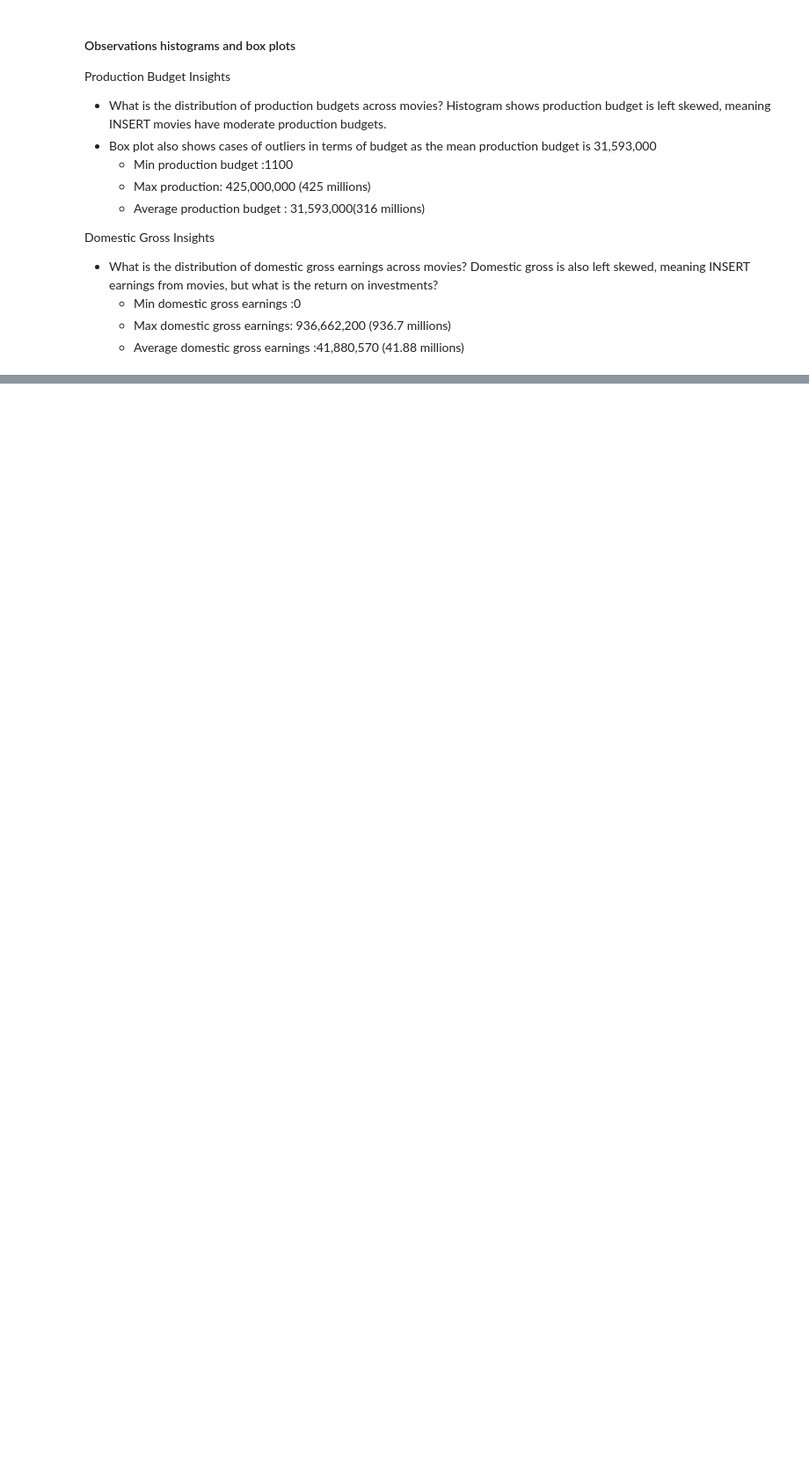
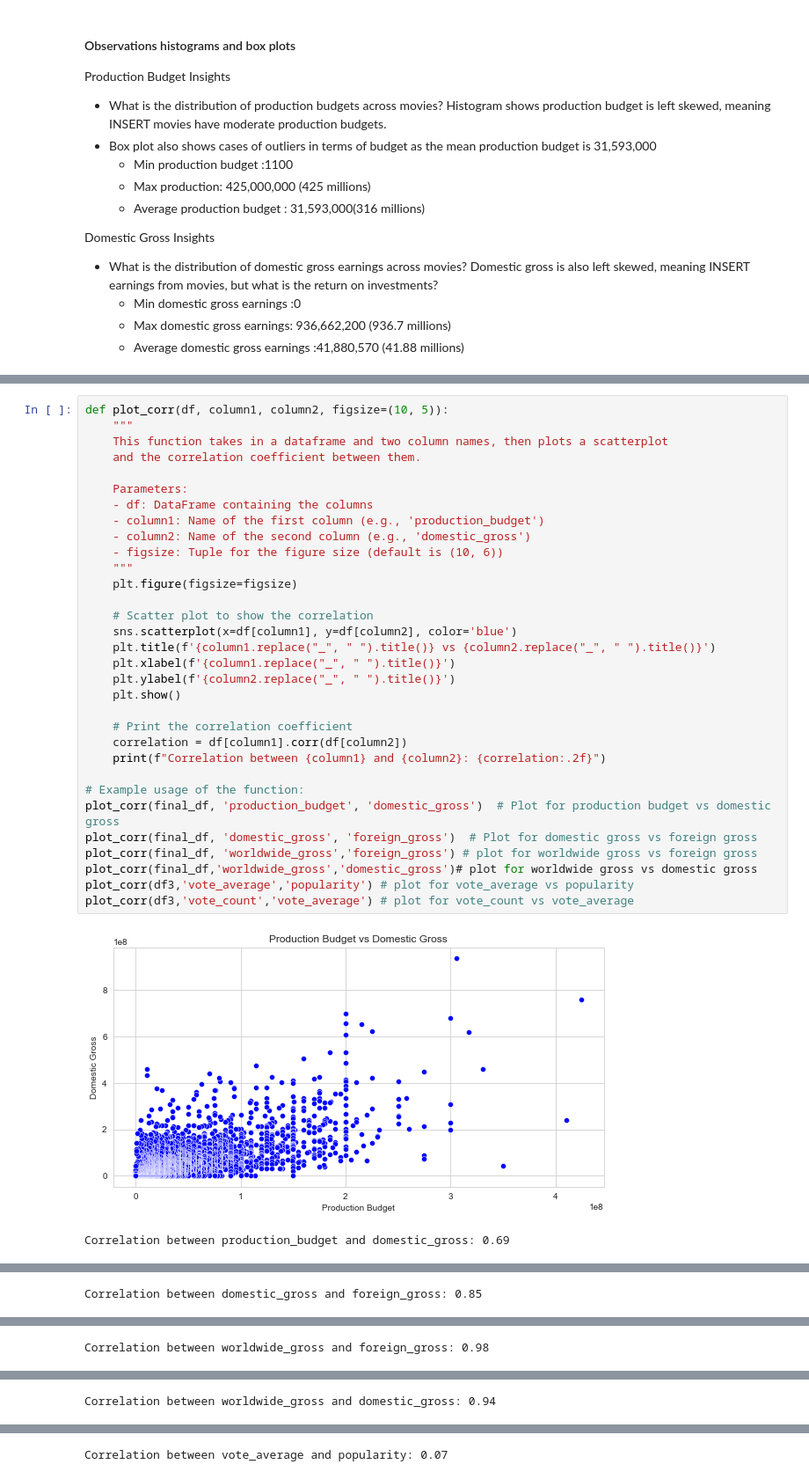
Before and after one commit to Otim135/group3-phase2-project, a Jupyter notebook: ipynbs/Ketty.ipynb, the cells around one changed output, grey strips where cells are left out. Shown at 88% size. Saved outputs shown, nothing was run; the diff lists cells and outputs as text; blank space fills up the shorter version.

```diff
--- a/ipynbs/Ketty.ipynb
+++ b/ipynbs/Ketty.ipynb
@@ -541,0 +544,35 @@ Domestic gross is also left skewed, meaning INSERT earnings from movies, but wha
+# %%
+def plot_corr(df, column1, column2, figsize=(10, 5)):
+    """
+    This function takes in a dataframe and two column names, then plots a scatterplot
+    and the correlation coefficient between them.
+
+    Parameters:
+    - df: DataFrame containing the columns
+    - column1: Name of the first column (e.g., 'production_budget')
+    - column2: Name of the second column (e.g., 'domestic_gross')
+    - figsize: Tuple for the figure size (default is (10, 6))
+    """
+    plt.figure(figsize=figsize)
+
+    # Scatter plot to show the correlation
+    sns.scatterplot(x=df[column1], y=df[column2], color='blue')
+    plt.title(f'{column1.replace("_", " ").title()} vs {column2.replace("_", " ").title()}')
+    plt.xlabel(f'{column1.replace("_", " ").title()}')
+    plt.ylabel(f'{column2.replace("_", " ").title()}')
+    plt.show()
+
+    # Print the correlation coefficient
+    correlation = df[column1].corr(df[column2])
+    print(f"Correlation between {column1} and {column2}: {correlation:.2f}")
+
+# Example usage of the function:
+plot_corr(final_df, 'production_budget', 'domestic_gross')  # Plot for production budget vs domestic gross
+plot_corr(final_df, 'domestic_gross', 'foreign_gross')  # Plot for domestic gross vs foreign gross
+plot_corr(final_df, 'worldwide_gross','foreign_gross') # plot for worldwide gross vs foreign gross
+plot_corr(final_df,'worldwide_gross','domestic_gross')# plot for worldwide gross vs domestic gross
+plot_corr(df3,'vote_average','popularity') # plot for vote_average vs popularity
+plot_corr(df3,'vote_count','vote_average') # plot for vote_count vs vote_average
+# %% [output]
+[figure, added]
+Correlation between production_budget and domestic_gross: 0.69
@@ -541,0 +580 @@ Domestic gross is also left skewed, meaning INSERT earnings from movies, but wha
+Correlation between domestic_gross and foreign_gross: 0.85
@@ -541,0 +582 @@ Domestic gross is also left skewed, meaning INSERT earnings from movies, but wha
+Correlation between worldwide_gross and foreign_gross: 0.98
@@ -541,0 +584 @@ Domestic gross is also left skewed, meaning INSERT earnings from movies, but wha
+Correlation between worldwide_gross and domestic_gross: 0.94
@@ -541,0 +586 @@ Domestic gross is also left skewed, meaning INSERT earnings from movies, but wha
+Correlation between vote_average and popularity: 0.07
```
Also changed, not shown: parts of 4 cells of this notebook.
